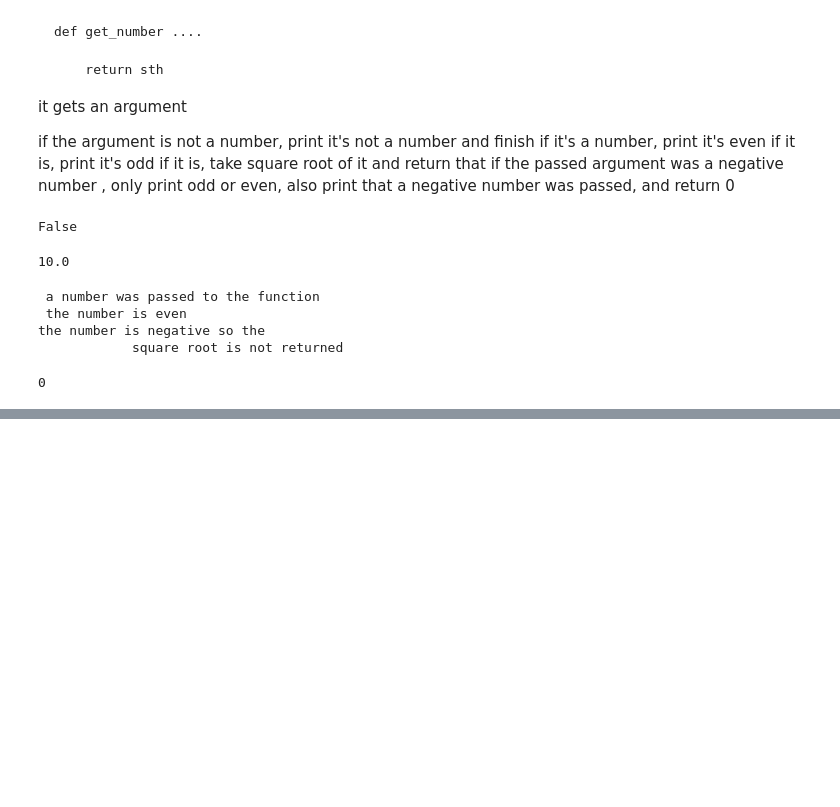
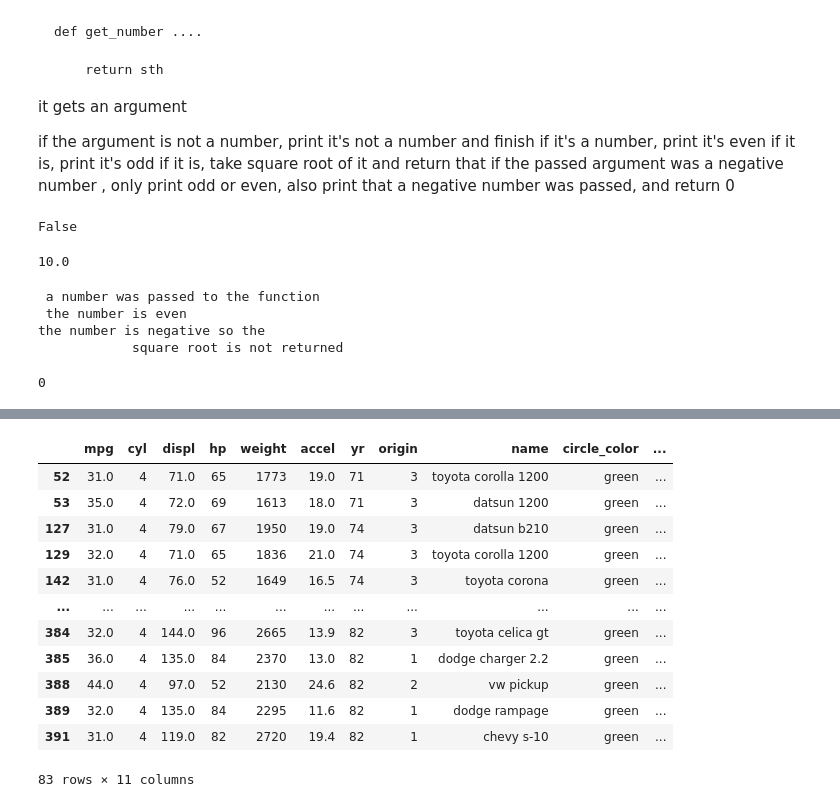
Before and after one commit to ArahamLag/pyfeb20repo, a Jupyter notebook: intro.ipynb, the cells around one changed output, grey strips where cells are left out. Drawn from its saved outputs; the diff is of its cells as text; code cells hidden in the pictures; blank space fills up the shorter version.

```diff
--- a/intro.ipynb
+++ b/intro.ipynb
@@ -380,0 +796,16 @@ the number is negative so the
+# %%
+df[(df['mpg']>30)]
+# %% [output]
+|  | mpg | cyl | displ | hp | weight | accel | yr | origin | name | circle_color | ... |
+| 52 | 31.0 | 4 | 71.0 | 65 | 1773 | 19.0 | 71 | 3 | toyota corolla 1200 | green | ... |
+| 53 | 35.0 | 4 | 72.0 | 69 | 1613 | 18.0 | 71 | 3 | datsun 1200 | green | ... |
+| 127 | 31.0 | 4 | 79.0 | 67 | 1950 | 19.0 | 74 | 3 | datsun b210 | green | ... |
+| 129 | 32.0 | 4 | 71.0 | 65 | 1836 | 21.0 | 74 | 3 | toyota corolla 1200 | green | ... |
+| 142 | 31.0 | 4 | 76.0 | 52 | 1649 | 16.5 | 74 | 3 | toyota corona | green | ... |
+| ... | ... | ... | ... | ... | ... | ... | ... | ... | ... | ... | ... |
+| 384 | 32.0 | 4 | 144.0 | 96 | 2665 | 13.9 | 82 | 3 | toyota celica gt | green | ... |
+| 385 | 36.0 | 4 | 135.0 | 84 | 2370 | 13.0 | 82 | 1 | dodge charger 2.2 | green | ... |
+| 388 | 44.0 | 4 | 97.0 | 52 | 2130 | 24.6 | 82 | 2 | vw pickup | green | ... |
+| 389 | 32.0 | 4 | 135.0 | 84 | 2295 | 11.6 | 82 | 1 | dodge rampage | green | ... |
+| 391 | 31.0 | 4 | 119.0 | 82 | 2720 | 19.4 | 82 | 1 | chevy s-10 | green | ... |
+83 rows × 11 columns
```
Also changed, not shown: parts of 75 cells of this notebook.
